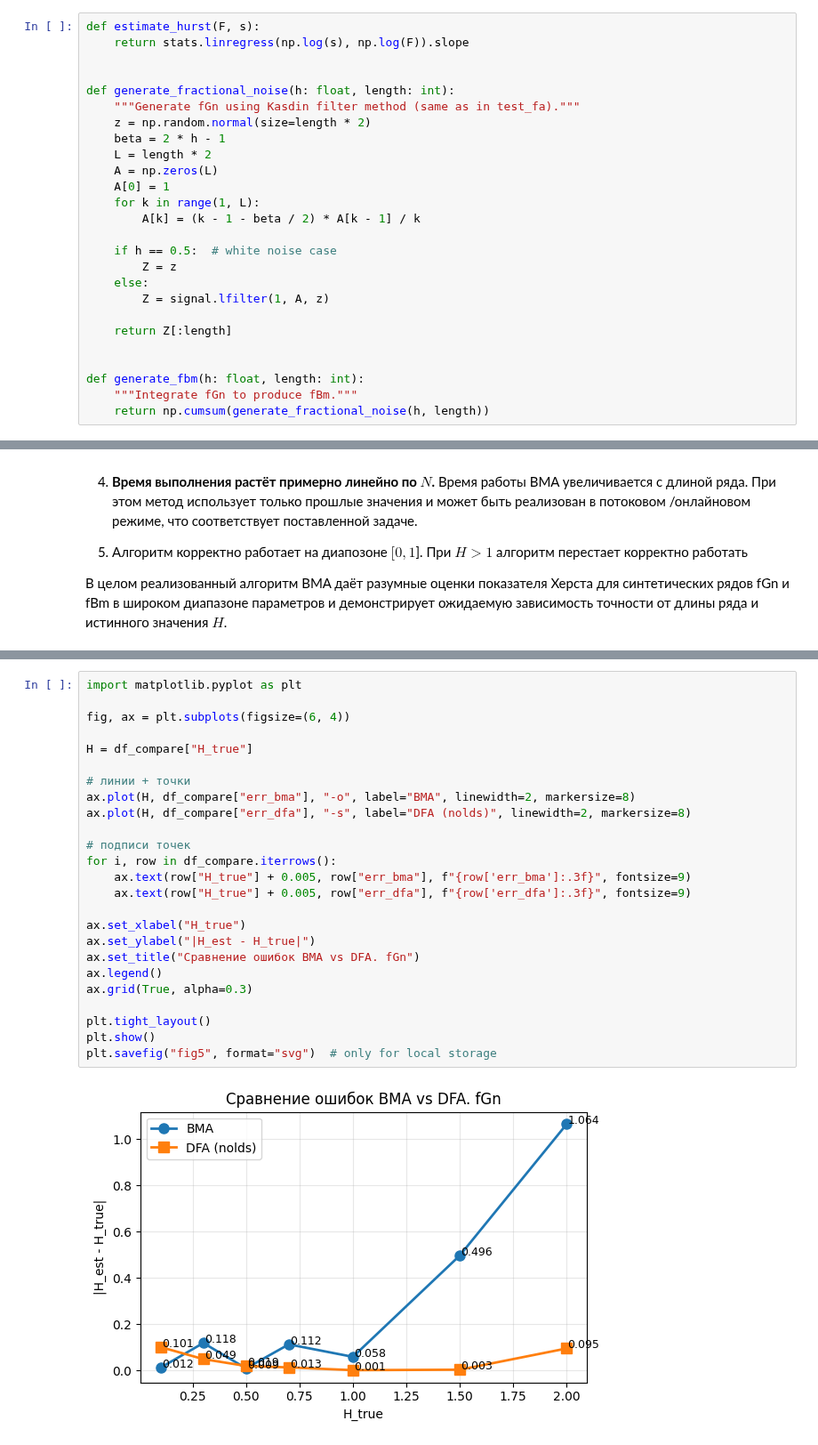
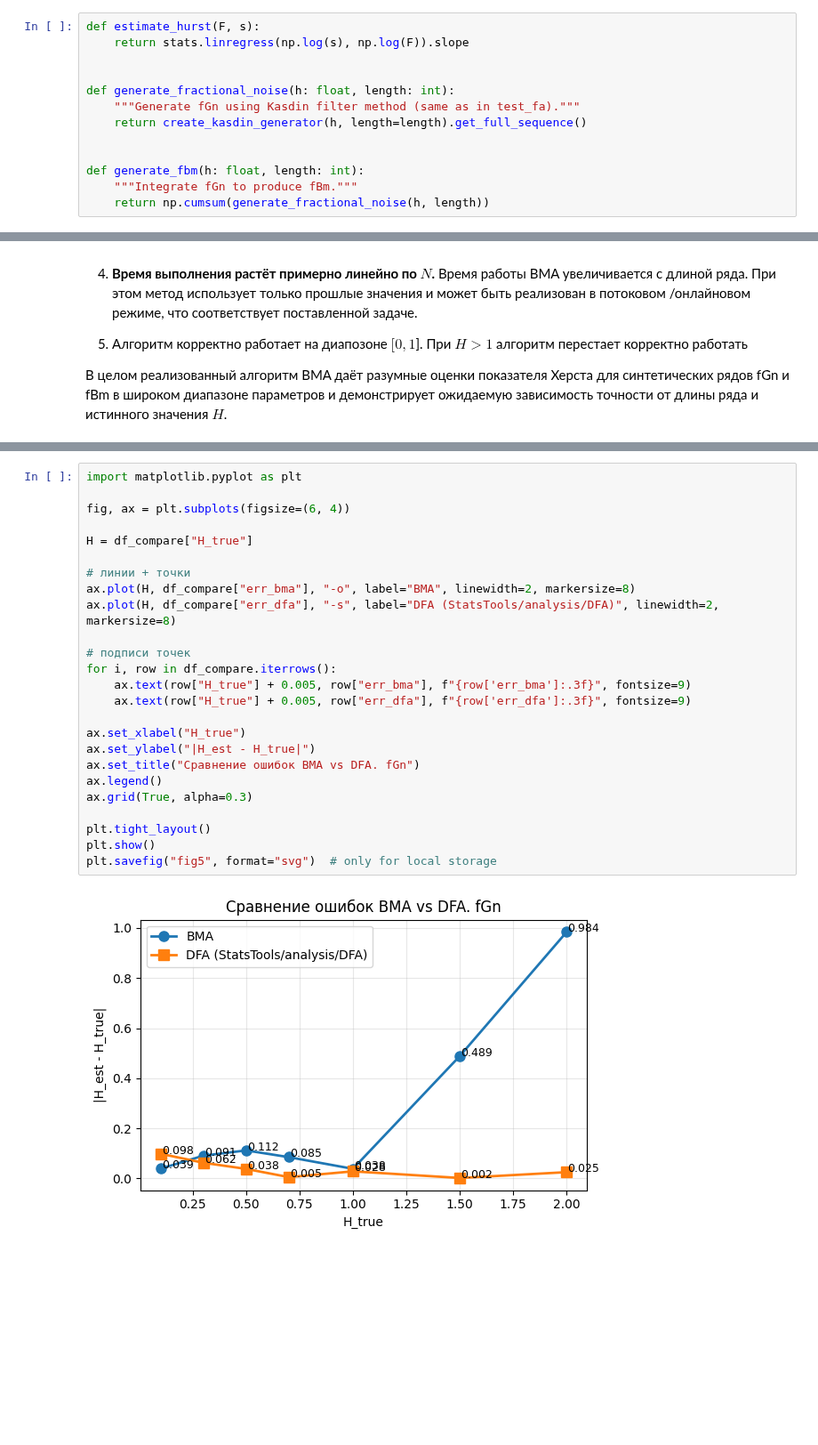
Before and after one commit to Digiratory/FluctuationAnalysisTools, a Jupyter notebook: research/bma.ipynb, the cells around one changed output, grey strips where cells are left out. Shown at 89% size. Drawn from its saved outputs; the diff is of its cells as text; blank space fills up the shorter version.

Commit message:
fix(tests): remove nolds and replace generator

```diff
--- a/research/bma.ipynb
+++ b/research/bma.ipynb
@@ -55,20 +57,7 @@ def estimate_hurst(F, s):
 
 def generate_fractional_noise(h: float, length: int):
     """Generate fGn using Kasdin filter method (same as in test_fa)."""
-    z = np.random.normal(size=length * 2)
-    beta = 2 * h - 1
-    L = length * 2
-    A = np.zeros(L)
-    A[0] = 1
-    for k in range(1, L):
-        A[k] = (k - 1 - beta / 2) * A[k - 1] / k
-
-    if h == 0.5:  # white noise case
-        Z = z
-    else:
-        Z = signal.lfilter(1, A, z)
-
-    return Z[:length]
+    return create_kasdin_generator(h, length=length).get_full_sequence()
 
 
 def generate_fbm(h: float, length: int):
@@ -591,28 +569,28 @@ else:
 # %%
 import matplotlib.pyplot as plt
 
 fig, ax = plt.subplots(figsize=(6, 4))
 
 H = df_compare["H_true"]
 
 # линии + точки
 ax.plot(H, df_compare["err_bma"], "-o", label="BMA", linewidth=2, markersize=8)
-ax.plot(H, df_compare["err_dfa"], "-s", label="DFA (nolds)", linewidth=2, markersize=8)
+ax.plot(H, df_compare["err_dfa"], "-s", label="DFA (StatsTools/analysis/DFA)", linewidth=2, markersize=8)
 
 # подписи точек
 for i, row in df_compare.iterrows():
     ax.text(row["H_true"] + 0.005, row["err_bma"], f"{row['err_bma']:.3f}", fontsize=9)
     ax.text(row["H_true"] + 0.005, row["err_dfa"], f"{row['err_dfa']:.3f}", fontsize=9)
 
 ax.set_xlabel("H_true")
 ax.set_ylabel("|H_est - H_true|")
 ax.set_title("Сравнение ошибок BMA vs DFA. fGn")
 ax.legend()
 ax.grid(True, alpha=0.3)
 
 plt.tight_layout()
 plt.show()
 plt.savefig("fig5", format="svg")  # only for local storage
 # %% [output]
-[figure, old version]
+[figure, new version]
 <Figure size 640x480 with 0 Axes>
```
Also changed, not shown: parts of 9 cells of this notebook, 1 other file.
